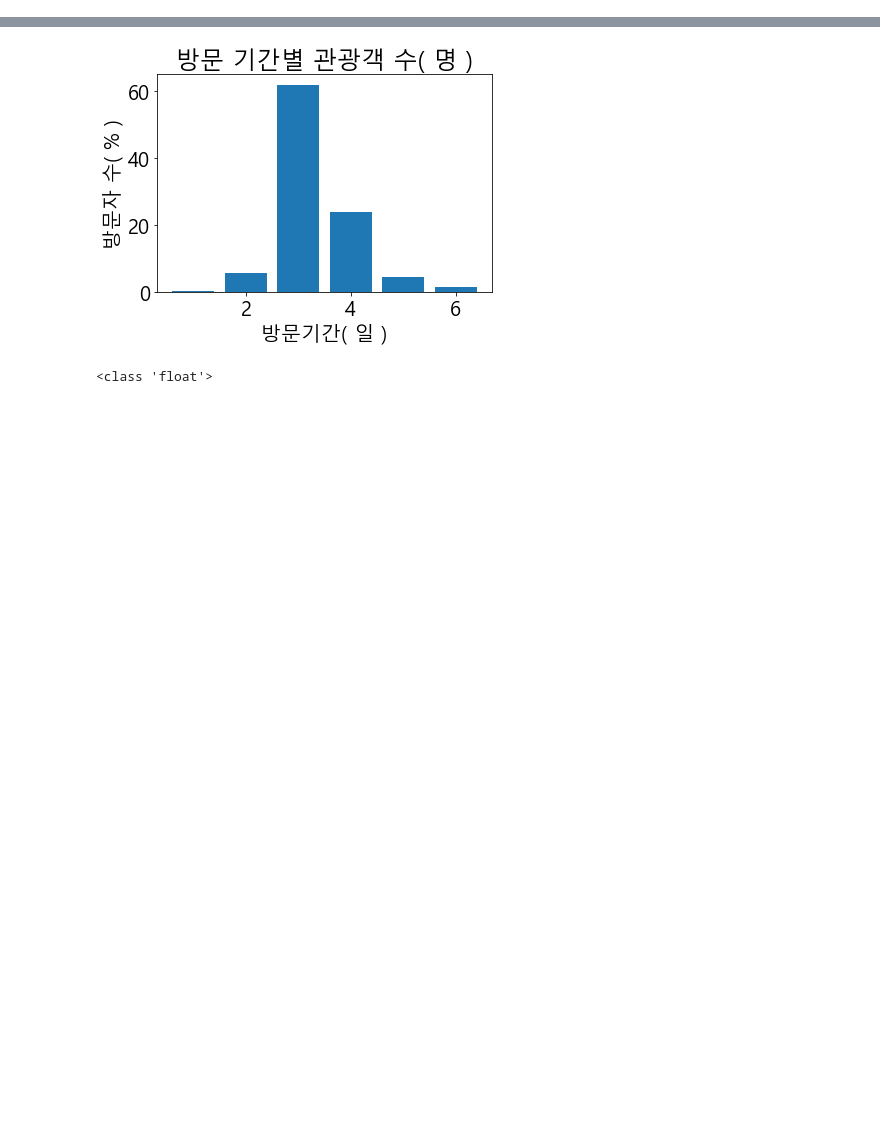
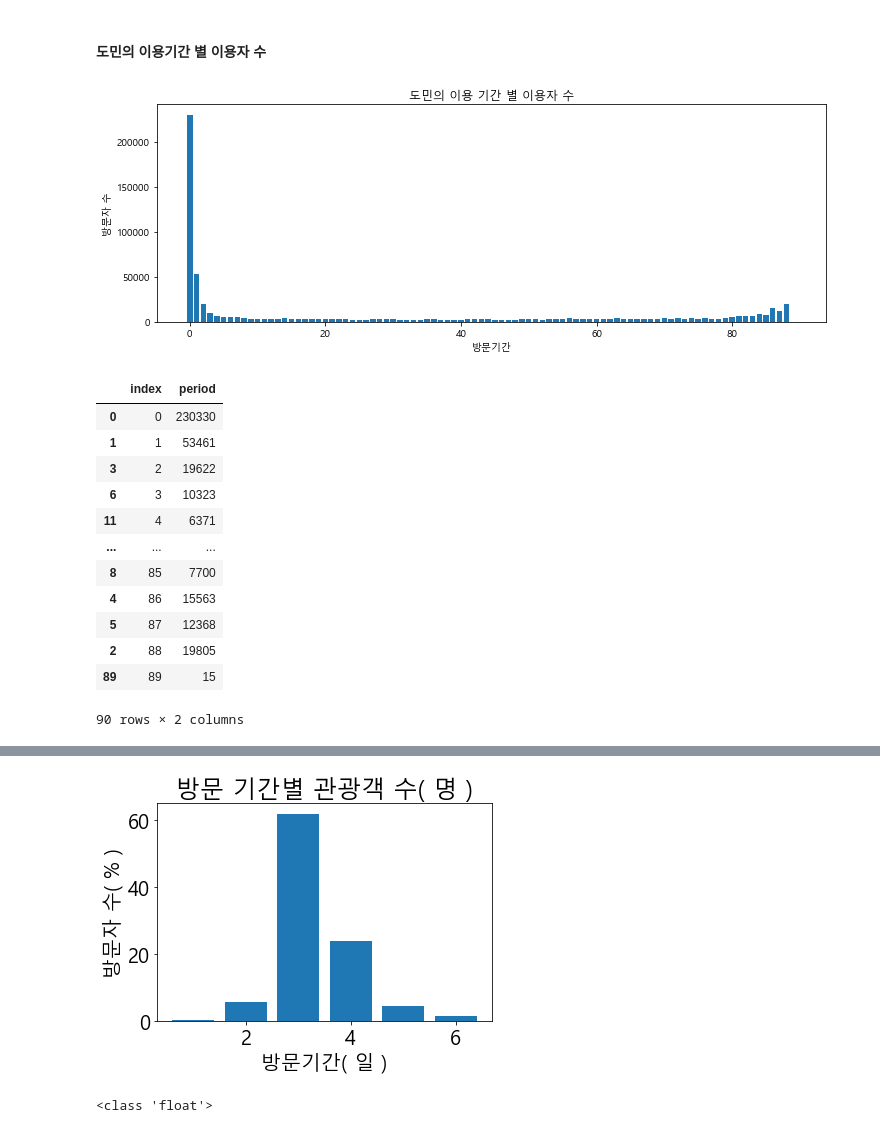
Before and after one commit to hoonisone/2020_jeju-bus-tag_data-analysis, a Jupyter notebook: 1. 사용자 정보 추출.ipynb, the cells around one changed output, grey strips where cells are left out. Saved outputs shown, nothing was run; the diff lists cells and outputs as text; code cells hidden in the pictures; blank space fills up the shorter version.

```diff
--- a/1. 사용자 정보 추출.ipynb
+++ b/1. 사용자 정보 추출.ipynb
@@ -214,3 +239,32 @@ plt.show()
+# %% [markdown]
+#### 도민의 이용기간 별 이용자 수
+# %%
+tourist_df = user_df[user_df["tourist"] == 0]
+data = tourist_df['period'].value_counts().reset_index().sort_values('index')
+data_x = data['index']
+data_y = data['period']
+plt.rcParams["figure.figsize"] = (12,4)
+plt.bar(data_x, data_y)
+plt.title('도민의 이용 기간 별 이용자 수')
+plt.xlabel('방문기간')
+plt.ylabel('방문자 수')
+plt.show()
+data
+# %% [output]
+[figure, added]
+|  | index | period |
+| 0 | 0 | 230330 |
+| 1 | 1 | 53461 |
+| 3 | 2 | 19622 |
+| 6 | 3 | 10323 |
+| 11 | 4 | 6371 |
+| ... | ... | ... |
+| 8 | 85 | 7700 |
+| 4 | 86 | 15563 |
+| 5 | 87 | 12368 |
+| 2 | 88 | 19805 |
+| 89 | 89 | 15 |
+90 rows × 2 columns
 # %%
 user_df
 # %% [output]
```
Also changed, not shown: parts of 49 cells of this notebook, 1 other file.
